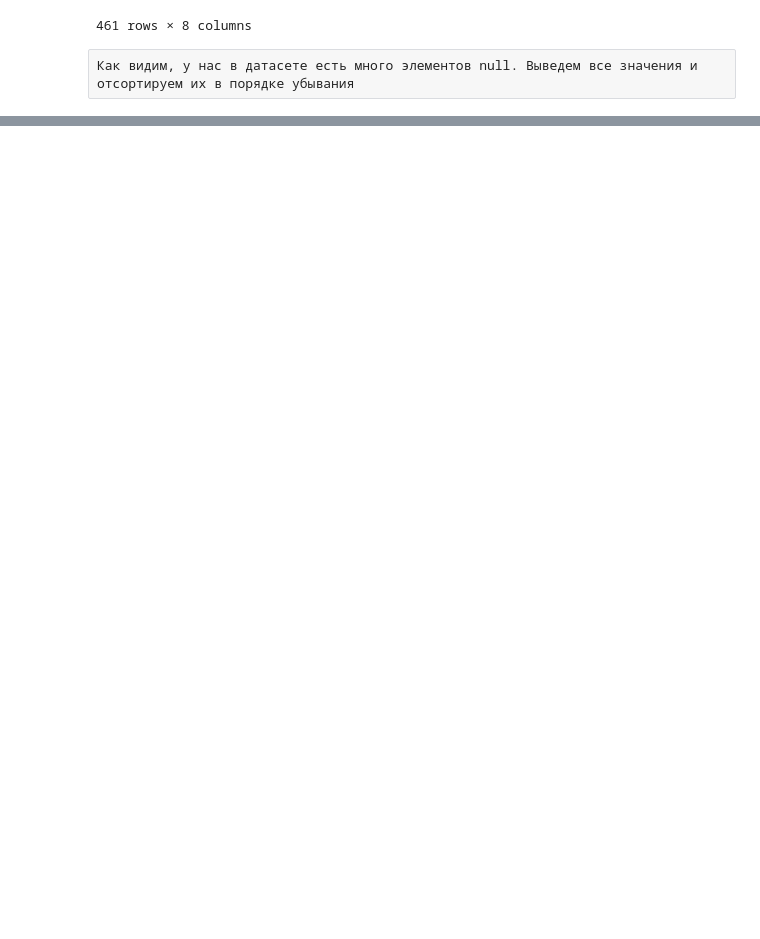
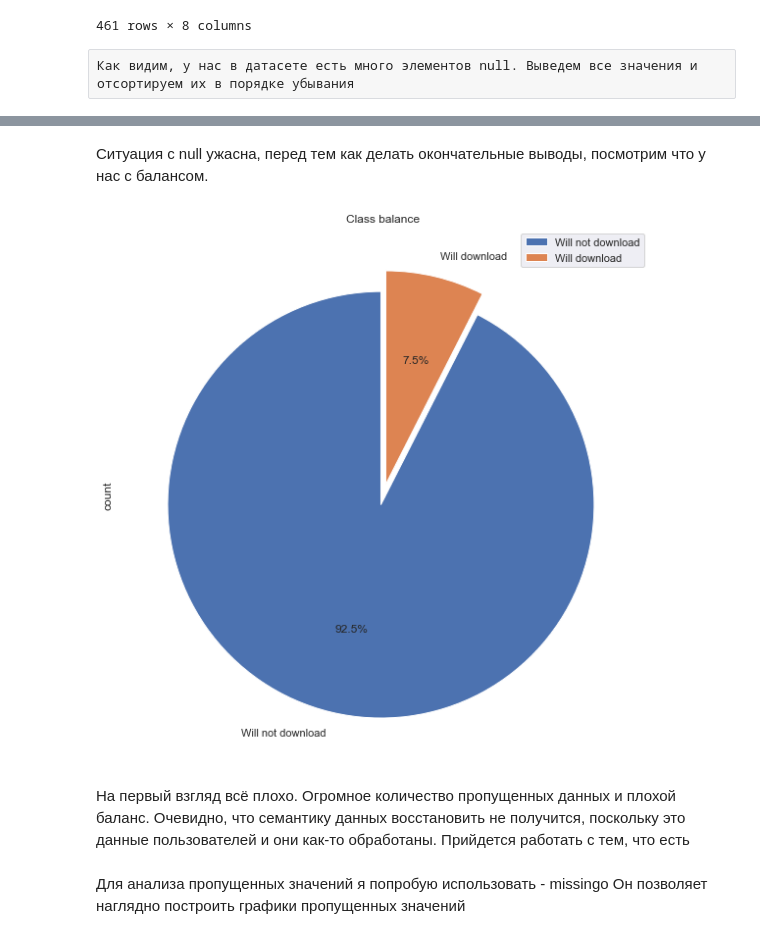
Before and after one commit to ML-Project-Univercity/Project, a Jupyter notebook: Project/Project.ipynb, the cells around one changed output, grey strips where cells are left out. Saved outputs shown, nothing was run; the diff lists cells and outputs as text; code cells hidden in the pictures; blank space fills up the shorter version.

```diff
--- a/Project/Project.ipynb
+++ b/Project/Project.ipynb
@@ -102,0 +93,23 @@ dtype: int64
+# %% [markdown]
+Ситуация с null ужасна, перед тем как делать окончательные выводы, посмотрим что у нас с балансом.
+# %%
+figure, ax = plt.subplots(figsize=(10, 10))
+
+ax.set_title("Class balance")
+
+pd.DataFrame(
+    {'count': [df_new['target'].isin([0]).sum(),
+               df_new['target'].isin([1]).sum()]},
+    index=['Will not download','Will download']
+).plot.pie(subplots=True, figsize=(8, 8), autopct='%1.1f%%', shadow=False, startangle=90, explode=(0.05, 0.05), ax=ax)
+
+plt.show()
+# %% [output]
+[figure, added]
+# %% [markdown]
+На первый взгляд всё плохо. Огромное количество пропущенных данных и плохой баланс.
+Очевидно, что семантику данных восстановить не получится, поскольку это данные пользователей и они как-то обработаны.
+Прийдется работать с тем, что есть
+# %% [markdown]
+Для анализа пропущенных значений я попробую использовать - missingo
+Он позволяет наглядно построить графики пропущенных значений
```
Also changed, not shown: parts of 10 cells of this notebook.
